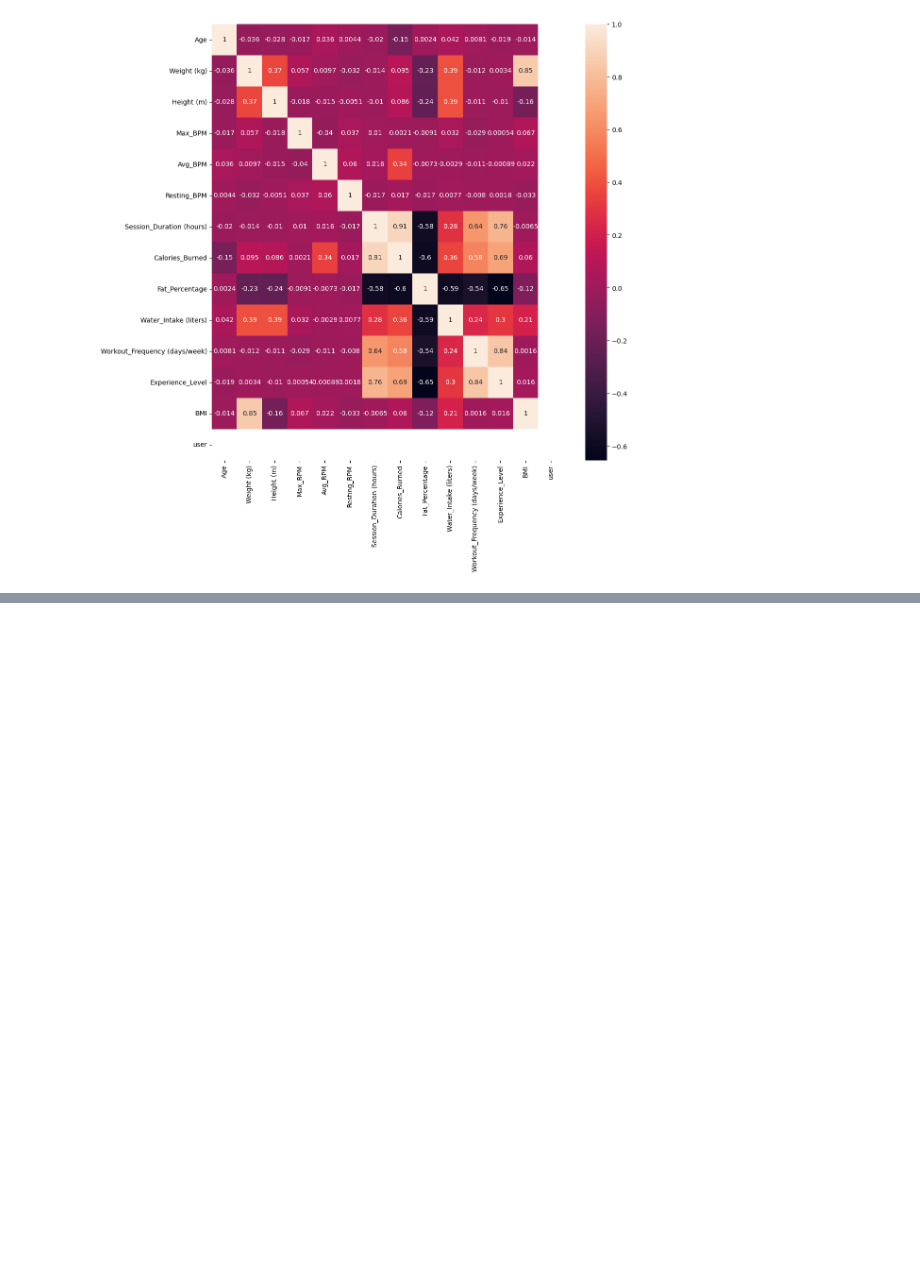
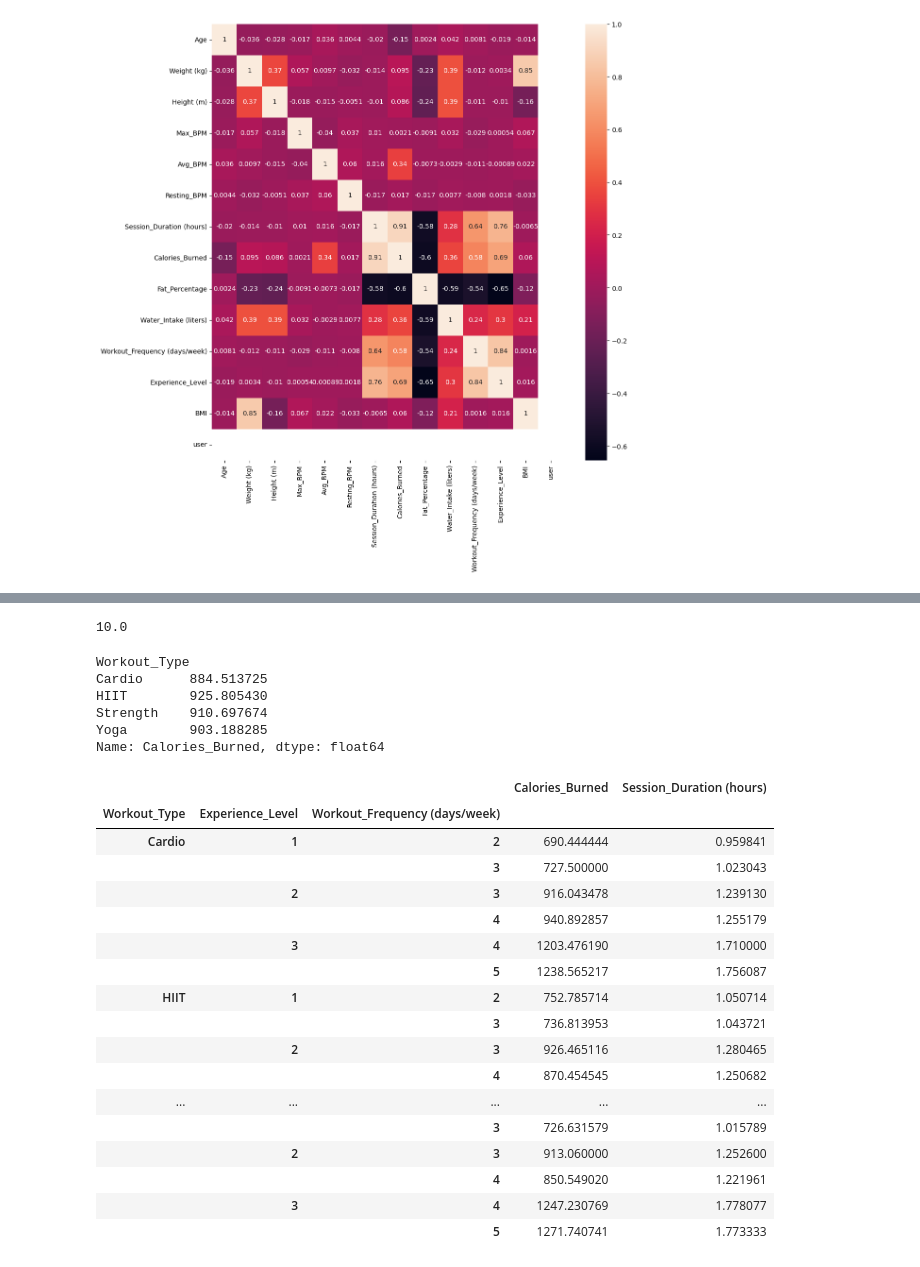
Before and after one commit to angelll19/MY-DAC-Curriculum, a Jupyter notebook: DAC-006_Machine_Learning/project.ipynb, the cells around one changed output, grey strips where cells are left out. Drawn from its saved outputs; the diff is of its cells as text; code cells hidden in the pictures; blank space fills up the shorter version.

```diff
--- a/DAC-006_Machine_Learning/project.ipynb
+++ b/DAC-006_Machine_Learning/project.ipynb
@@ -534,0 +642,34 @@ plt.show()
+# %%
+min(data['Fat_Percentage'])
+# %% [output]
+10.0
+# %%
+data.groupby('Workout_Type')['Calories_Burned'].mean()
+# %% [output]
+Workout_Type
+Cardio      884.513725
+HIIT        925.805430
+Strength    910.697674
+Yoga        903.188285
+Name: Calories_Burned, dtype: float64
+# %%
+data.groupby(['Workout_Type','Experience_Level','Workout_Frequency (days/week)'])[['Calories_Burned','Session_Duration (hours)']].mean()
+# %% [output]
+|  |  |  | Calories_Burned | Session_Duration (hours) |
+| Workout_Type | Experience_Level | Workout_Frequency (days/week) |  |  |
+| Cardio | 1 | 2 | 690.444444 | 0.959841 |
+|  |  | 3 | 727.500000 | 1.023043 |
+|  | 2 | 3 | 916.043478 | 1.239130 |
+|  |  | 4 | 940.892857 | 1.255179 |
+|  | 3 | 4 | 1203.476190 | 1.710000 |
+|  |  | 5 | 1238.565217 | 1.756087 |
+| HIIT | 1 | 2 | 752.785714 | 1.050714 |
+|  |  | 3 | 736.813953 | 1.043721 |
+|  | 2 | 3 | 926.465116 | 1.280465 |
+|  |  | 4 | 870.454545 | 1.250682 |
+| ... | ... | ... | ... | ... |
+|  |  | 3 | 726.631579 | 1.015789 |
+|  | 2 | 3 | 913.060000 | 1.252600 |
+|  |  | 4 | 850.549020 | 1.221961 |
+|  | 3 | 4 | 1247.230769 | 1.778077 |
+|  |  | 5 | 1271.740741 | 1.773333 |
```
Also changed, not shown: parts of 6 cells of this notebook, 11 other files.
